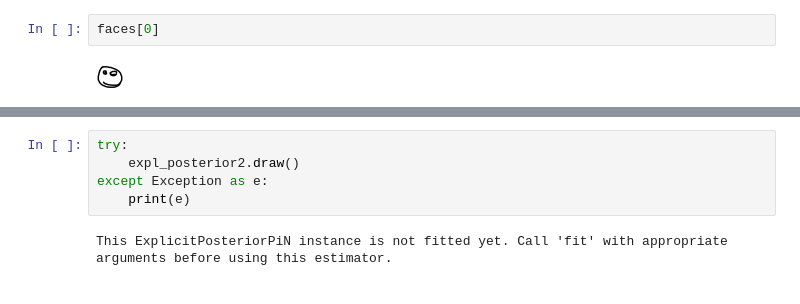
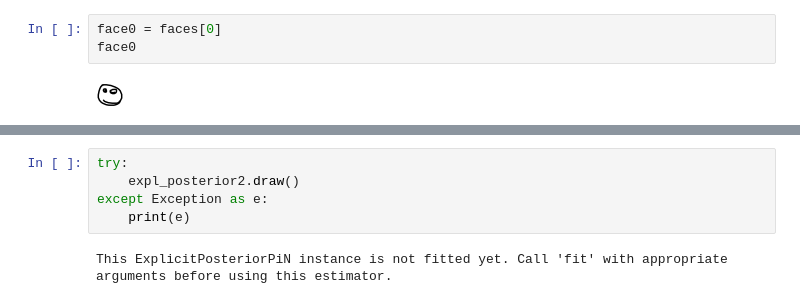
Before and after one commit to framunoz/Bayesian-Learning-with-Wasserstein-Barycenters, a Jupyter notebook: examples/02-posterior-pi-n.ipynb, the cells around one changed output, grey strips where cells are left out. Saved outputs shown, nothing was run; the diff lists cells and outputs as text.

```diff
--- a/examples/02-posterior-pi-n.ipynb
+++ b/examples/02-posterior-pi-n.ipynb
@@ -23,7 +23,8 @@ Wall time: 3.4 s
-# %%
-faces[0]
-# %% [output]
-[figure, removed]
+# %%
+face0 = faces[0]
+face0
+# %% [output]
+[figure, added]
 # %%
 x = faces[0].sample((10,))
 x
```
Also changed, not shown: parts of 10 cells of this notebook, 8 other files.
